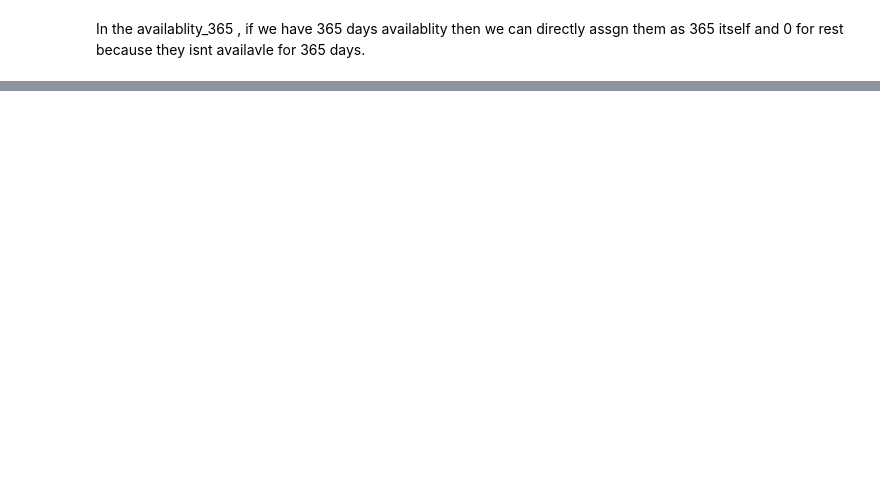
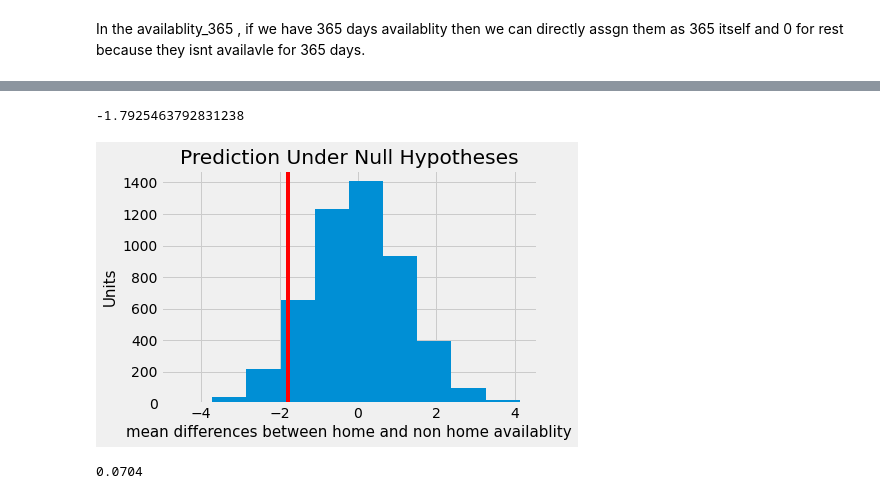
Before and after one commit to Siddharth1698/New-York-City-Airbnb-Data-Case-Study, a Jupyter notebook: New_York_City_AirBnb_Open_Data.ipynb, the cells around one changed output, grey strips where cells are left out. Drawn from its saved outputs; the diff is of its cells as text; code cells hidden in the pictures; blank space fills up the shorter version.

```diff
--- a/New_York_City_AirBnb_Open_Data.ipynb
+++ b/New_York_City_AirBnb_Open_Data.ipynb
@@ -801,0 +897,15 @@ X
+# %%
+
+
+differences = np.zeros(5000)
+# %%
+for i in range(5000):
+    shuffled = df_hyp.sample(len(df_hyp),replace = False)
+    shuffled_availablity = shuffled['availability_365']
+    orig_and_shuffled = df_hyp.assign(shuffled_availablity = shuffled_availablity.values)
+    all_group_means = orig_and_shuffled.groupby('home').mean()
+    difference = (all_group_means['shuffled_availablity'][0] - all_group_means['shuffled_availablity'][1])
+    differences[i] = difference
+# %%
+differnces_df = pd.DataFrame(differences)
+differnces_df
@@ -801,0 +926,18 @@ X
+# %%
+import matplotlib
+%matplotlib inline
+plt.style.use('fivethirtyeight')
+# %%
+differnces_df.hist()
+plt.title('Prediction Under Null Hypotheses');
+plt.xlabel('mean differences between home and non home availablity',fontsize=15)
+plt.ylabel('Units',fontsize=15);
+plt.axvline(observatied_diff, color='red');
+print(observatied_diff)
+# %% [output]
+-1.7925463792831238
+[figure, added]
+# %%
+np.count_nonzero(differences <= observatied_diff)/differences.size
+# %% [output]
+0.0704
```
Also changed, not shown: parts of 151 cells of this notebook.
